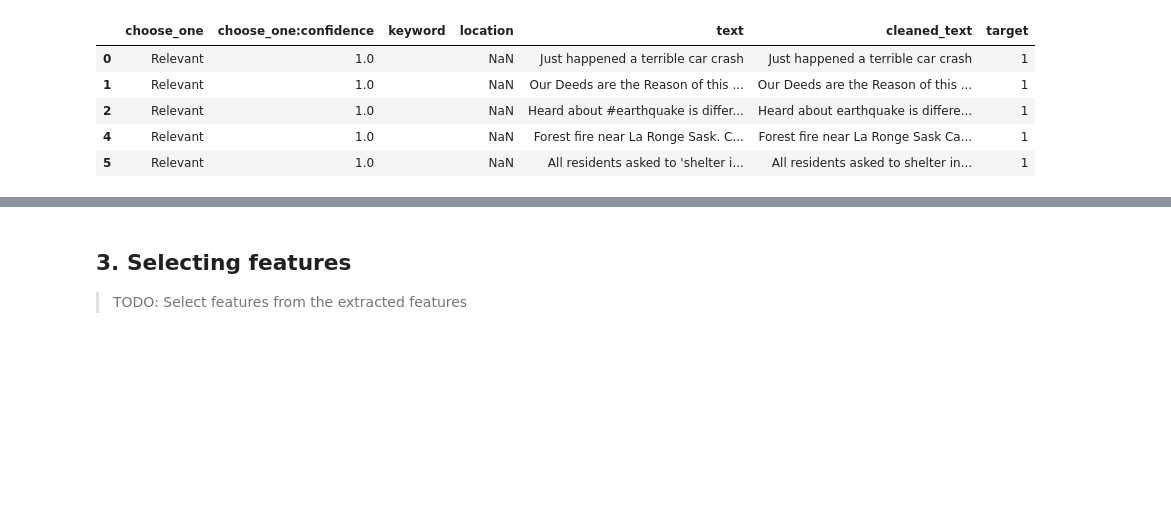
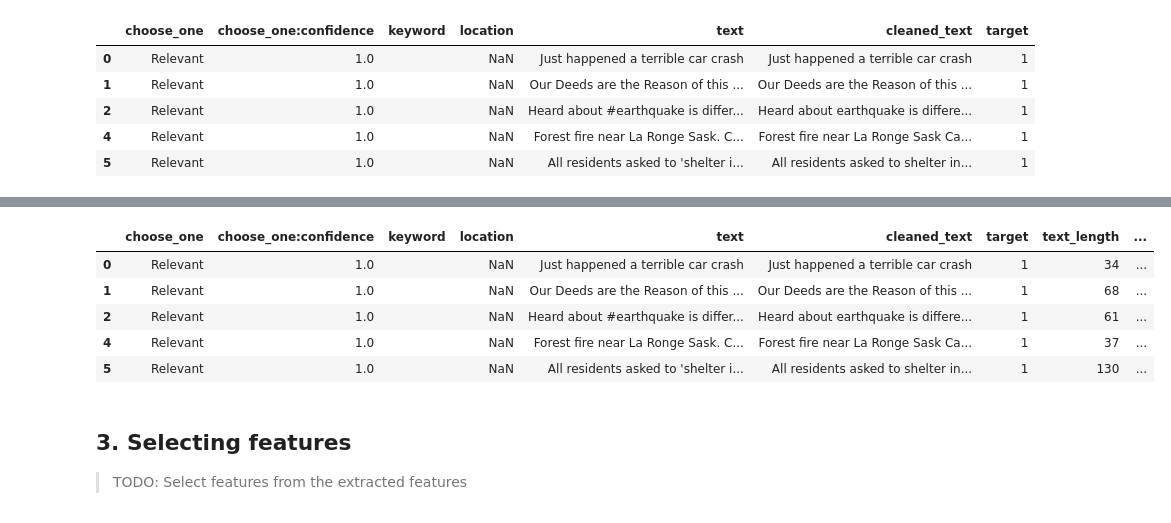
Before and after one commit to magnusrodseth/disaster-tweets, a Jupyter notebook: magnus/notebook.ipynb, the cells around one changed output, grey strips where cells are left out. Saved outputs shown, nothing was run; the diff lists cells and outputs as text; code cells hidden in the pictures; blank space fills up the shorter version.

```diff
--- a/magnus/notebook.ipynb
+++ b/magnus/notebook.ipynb
@@ -206,3 +218,25 @@ display(df.head())
+# %%
+from textblob import TextBlob
+
+def get_polarity(text: str):
+    return TextBlob(text).sentiment.polarity
+
+def get_subjectivity(text: str):
+    return TextBlob(text).sentiment.subjectivity
+
+# Apply functions to determine polarity and subjectivity
+df['polarity'] = df['cleaned_text'].apply(get_polarity)
+df['subjectivity'] = df['cleaned_text'].apply(get_subjectivity)
+
+# Displaying the DataFrame
+display(df.head())
+# %% [output]
+|  | choose_one | choose_one:confidence | keyword | location | text | cleaned_text | target | text_length | ... |
+| 0 | Relevant | 1.0 |  | NaN | Just happened a terrible car crash | Just happened a terrible car crash | 1 | 34 | ... |
+| 1 | Relevant | 1.0 |  | NaN | Our Deeds are the Reason of this ... | Our Deeds are the Reason of this ... | 1 | 68 | ... |
+| 2 | Relevant | 1.0 |  | NaN | Heard about #earthquake is differ... | Heard about earthquake is differe... | 1 | 61 | ... |
+| 4 | Relevant | 1.0 |  | NaN | Forest fire near La Ronge Sask. C... | Forest fire near La Ronge Sask Ca... | 1 | 37 | ... |
+| 5 | Relevant | 1.0 |  | NaN | All residents asked to 'shelter i... | All residents asked to shelter in... | 1 | 130 | ... |
 # %% [markdown]
 ## 3. Selecting features
 
```
Also changed, not shown: parts of 6 cells of this notebook, 1 other file.
